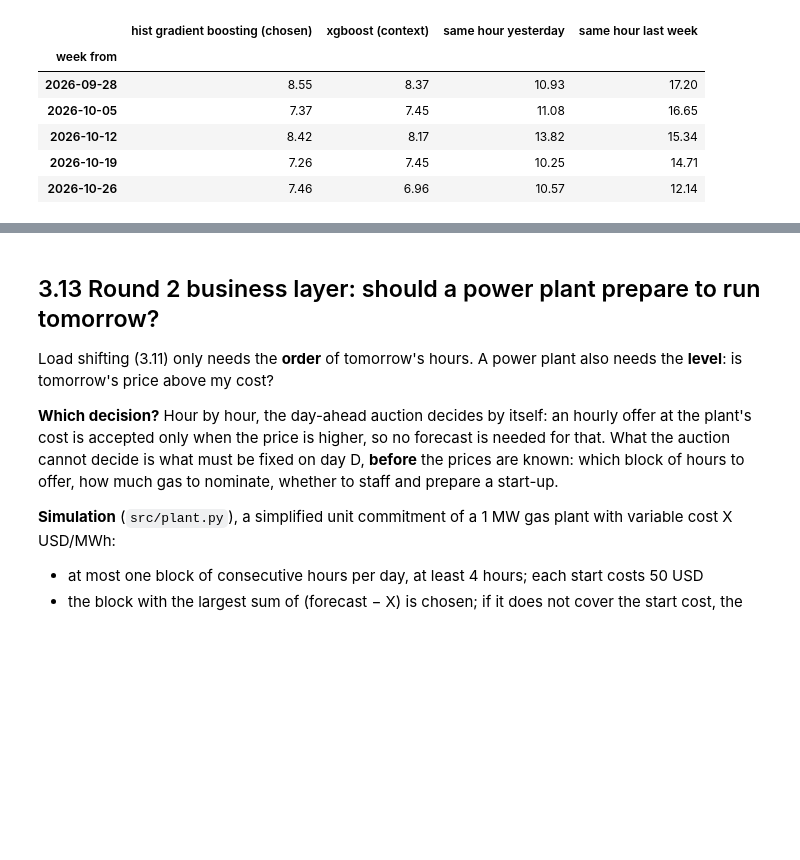
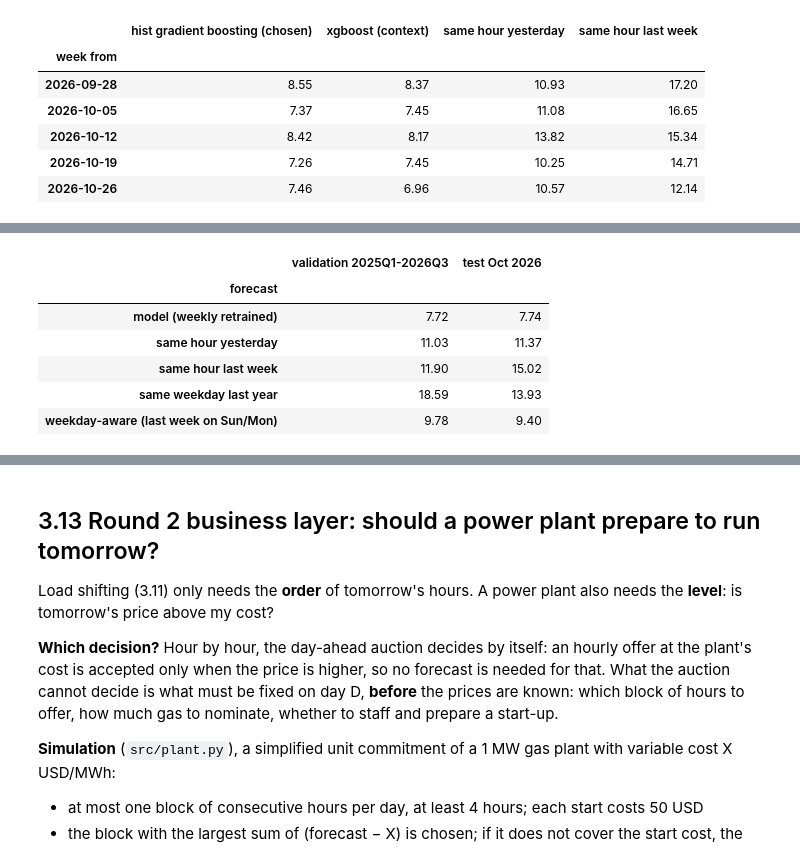
Before and after one commit to icedemirkaano/turkey-electricity-forecasting, a Jupyter notebook: notebooks/02_ptf_models.ipynb, the cells around one changed output, grey strips where cells are left out. Drawn from its saved outputs; the diff is of its cells as text; code cells hidden in the pictures; blank space fills up the shorter version.

```diff
--- a/notebooks/02_ptf_models.ipynb
+++ b/notebooks/02_ptf_models.ipynb
@@ -839,0 +846,10 @@ pd.read_csv(ROUND2 / 'test_scores_by_week.csv', index_col='week from')
+# %%
+pd.read_csv(ROUND2 / 'baselines_overall.csv', index_col='forecast')
+# %% [output]
+|  | validation 2025Q1-2026Q3 | test Oct 2026 |
+| forecast |  |  |
+| model (weekly retrained) | 7.72 | 7.74 |
+| same hour yesterday | 11.03 | 11.37 |
+| same hour last week | 11.90 | 15.02 |
+| same weekday last year | 18.59 | 13.93 |
+| weekday-aware (last week on Sun/Mon) | 9.78 | 9.40 |
```
Also changed, not shown: parts of 4 cells of this notebook, 6 other files.
